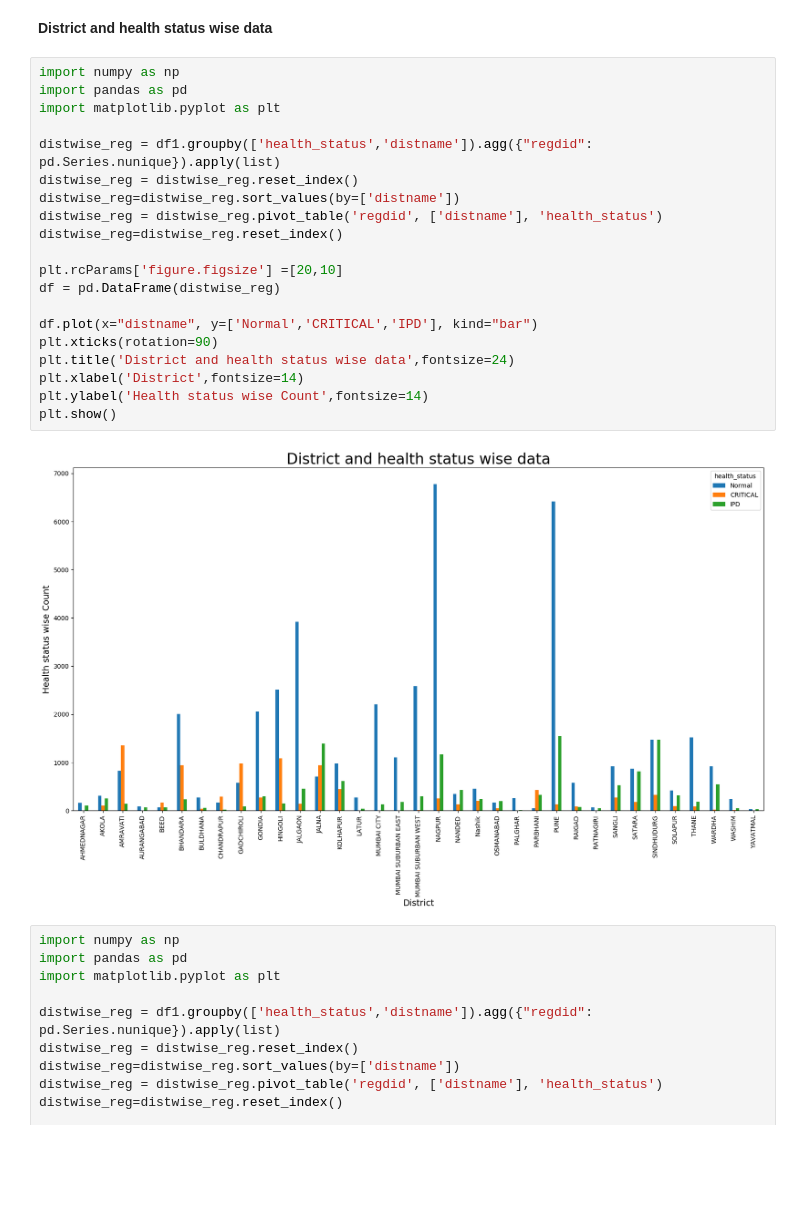
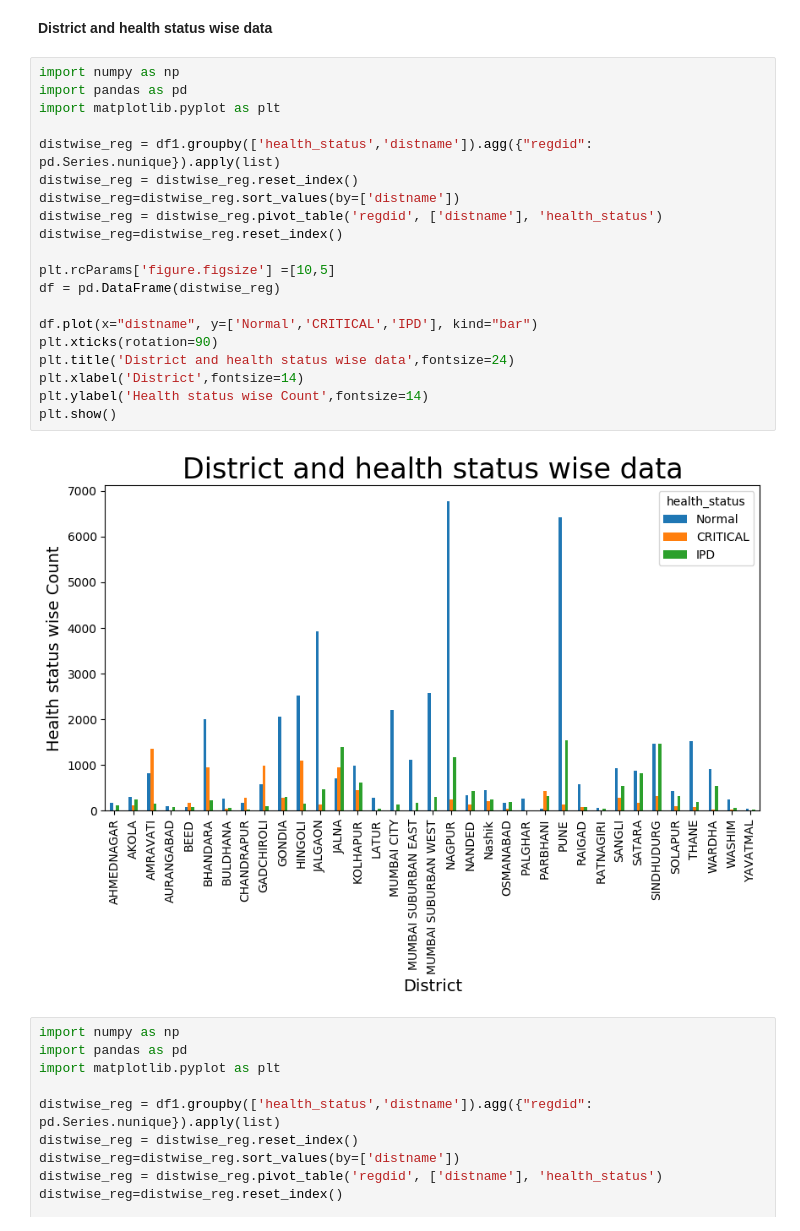
Before and after one commit to dharmendra-chouhan/s2datascience, a Jupyter notebook: Extracted_Construction_Worker_Patient_Details_Files.ipynb, the cells around one changed output. Saved outputs shown, nothing was run; the diff lists cells and outputs as text; blank space fills up the shorter version.

```diff
--- a/Extracted_Construction_Worker_Patient_Details_Files.ipynb
+++ b/Extracted_Construction_Worker_Patient_Details_Files.ipynb
@@ -708,25 +711,25 @@ YAVATMAL                  64
 # %%
 import numpy as np
 import pandas as pd
 import matplotlib.pyplot as plt
 
 distwise_reg = df1.groupby(['health_status','distname']).agg({"regdid": pd.Series.nunique}).apply(list)
 distwise_reg = distwise_reg.reset_index()
 distwise_reg=distwise_reg.sort_values(by=['distname'])
 distwise_reg = distwise_reg.pivot_table('regdid', ['distname'], 'health_status')
 distwise_reg=distwise_reg.reset_index()
 
-plt.rcParams['figure.figsize'] =[20,10]
+plt.rcParams['figure.figsize'] =[10,5]
 df = pd.DataFrame(distwise_reg)
 
 df.plot(x="distname", y=['Normal','CRITICAL','IPD'], kind="bar")
 plt.xticks(rotation=90)
 plt.title('District and health status wise data',fontsize=24)
 plt.xlabel('District',fontsize=14)
 plt.ylabel('Health status wise Count',fontsize=14)
 plt.show()
 # %% [output]
-[figure, old version]
+[figure, new version]
 # %%
 import numpy as np
 import pandas as pd
```
Also changed, not shown: parts of 5 cells of this notebook.
